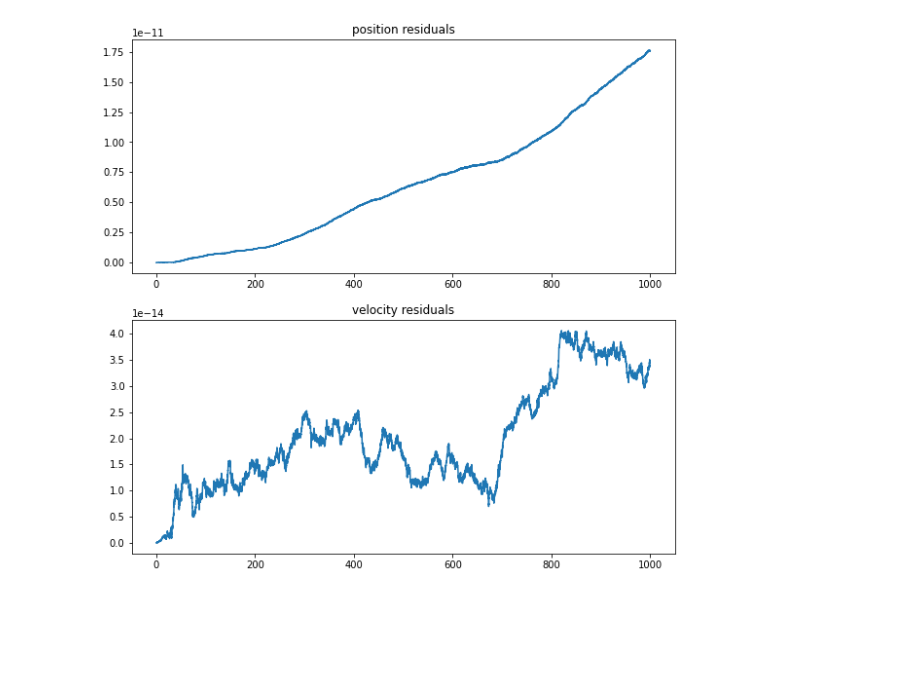
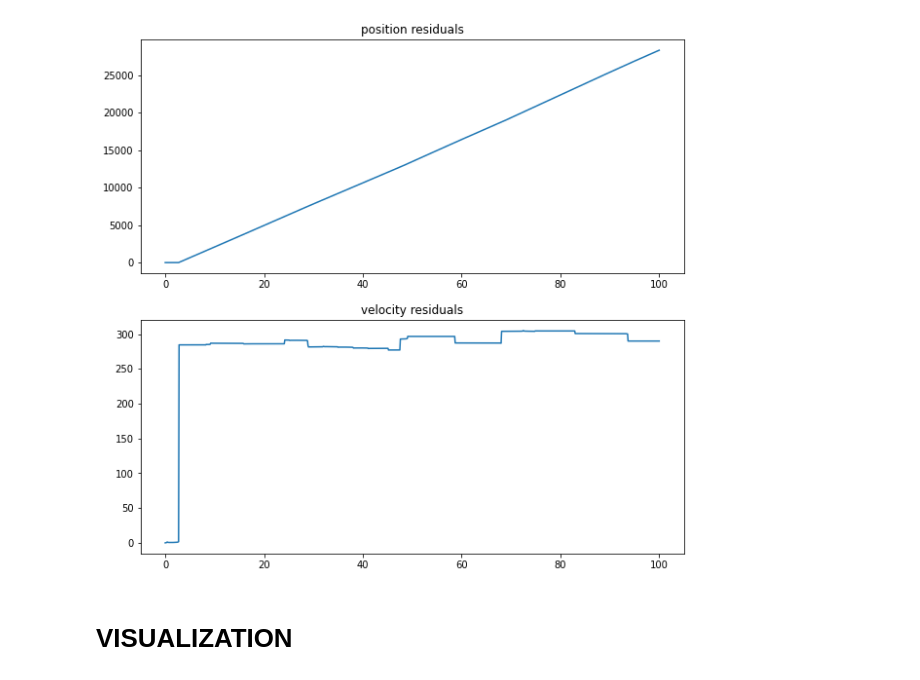
Before and after one commit to xekchansky/N-body-problem, a Jupyter notebook: test.ipynb, the cells around one changed output. Saved outputs shown, nothing was run; the diff lists cells and outputs as text; code cells hidden in the pictures; blank space fills up the shorter version.

Commit message:
Barnes-Hut(Bugged)

```diff
--- a/test.ipynb
+++ b/test.ipynb
@@ -1,11 +1,14 @@
 # %%
 from experiments import Experiment
 
+import sys
 import time
 import matplotlib.pyplot as plt
 
+sys.setrecursionlimit(10**6) #for barnes hut
+
 experiment = Experiment()
-pos_res, vel_res, ts, elap_time = experiment.run(100, 1000, 10000)
+pos_res, vel_res, ts, elap_time = experiment.run(30, 100, 1000)
 print('Elapsed time:', time.strftime('%H:%M:%S', time.gmtime(elap_time)))
 
 f = plt.figure(figsize=(10,15))
@@ -24 +27,3 @@ Elapsed time: 00:12:55
-[figure, old version]
+[figure, new version]
+# %% [markdown]
+# VISUALIZATION
```
Also changed, not shown: parts of 5 cells of this notebook, 4 other files.
